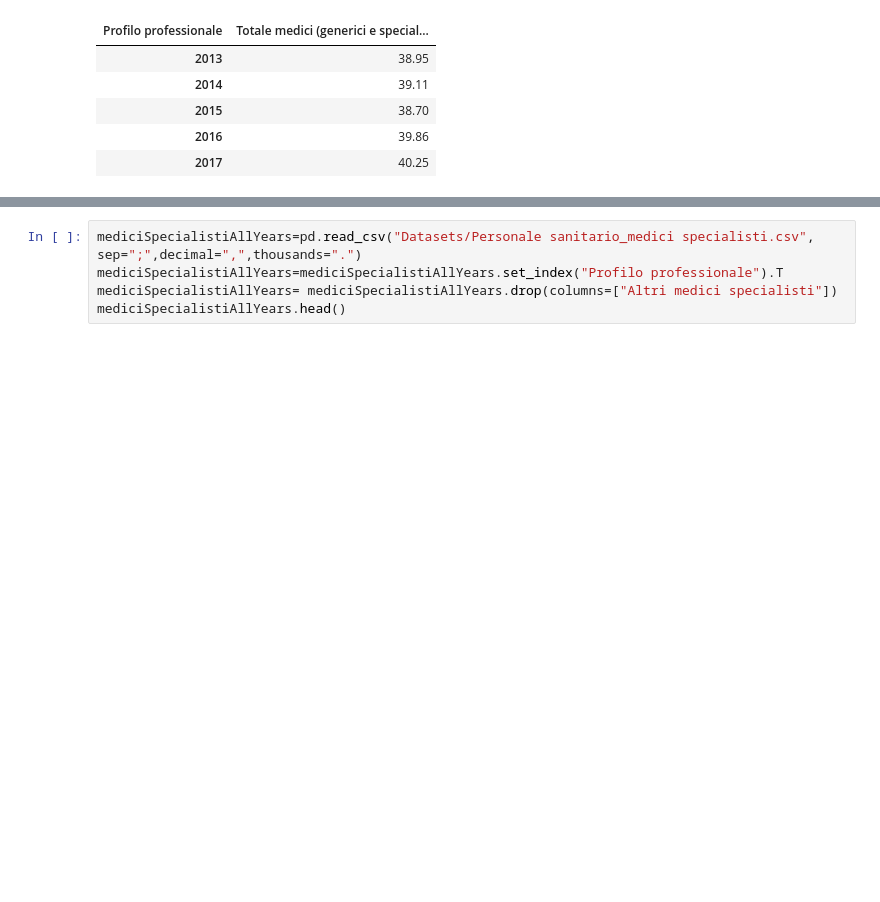
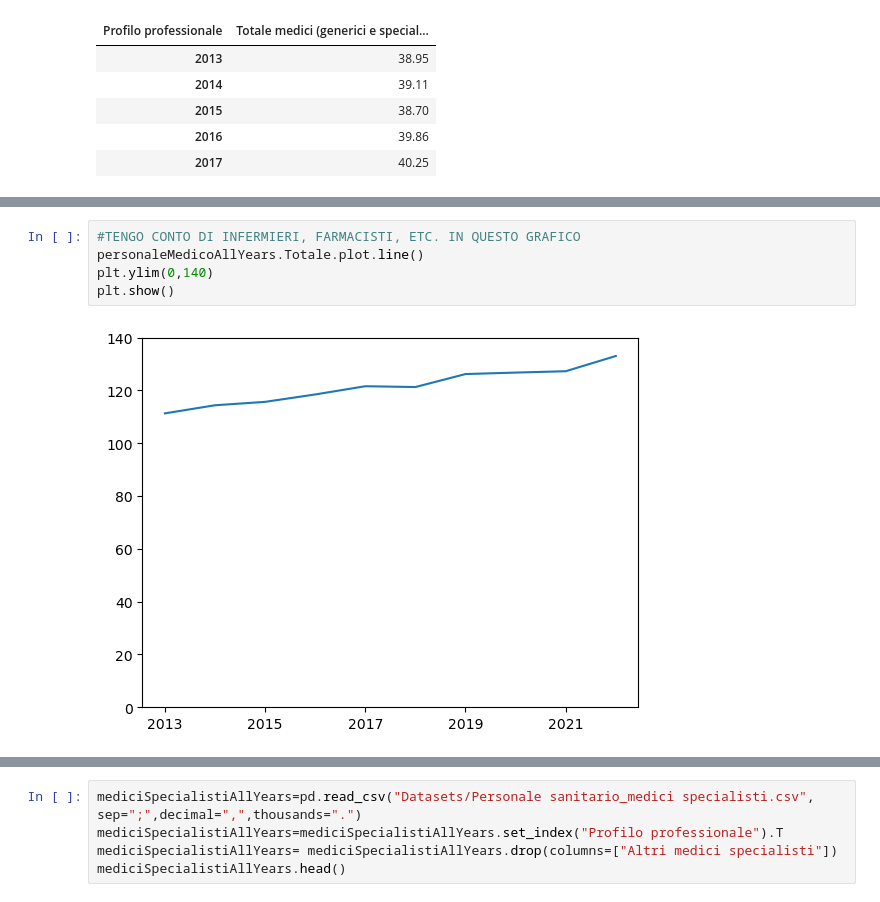
Before and after one commit to CapraCampa/Progetto-Visualizzazione-Scientifica, a Jupyter notebook: Grafici.ipynb, the cells around one changed output, grey strips where cells are left out. Saved outputs shown, nothing was run; the diff lists cells and outputs as text; blank space fills up the shorter version.

```diff
--- a/Grafici.ipynb
+++ b/Grafici.ipynb
@@ -281,4 +286,11 @@ personaleMedicoAllYears.head()
 | 2015 | 29.80 | 8.90 | 7.90 | 2.59 | 54.89 | ... |
 | 2016 | 30.87 | 8.99 | 8.08 | 2.75 | 56.14 | ... |
 | 2017 | 31.18 | 9.07 | 8.26 | 2.78 | 58.50 | ... |
+# %%
+#TENGO CONTO DI INFERMIERI, FARMACISTI, ETC. IN QUESTO GRAFICO
+personaleMedicoAllYears.Totale.plot.line()
+plt.ylim(0,140)
+plt.show()
+# %% [output]
+[figure, added]
 # %%
```
Also changed, not shown: parts of 4 cells of this notebook.
